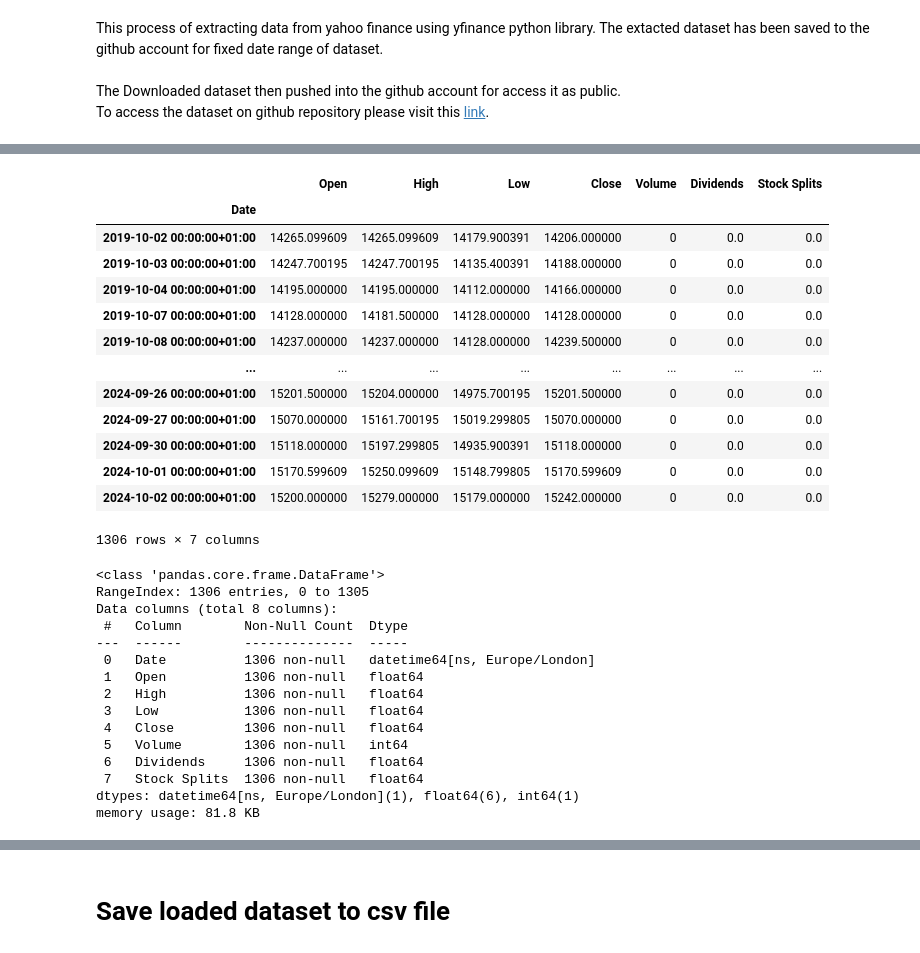
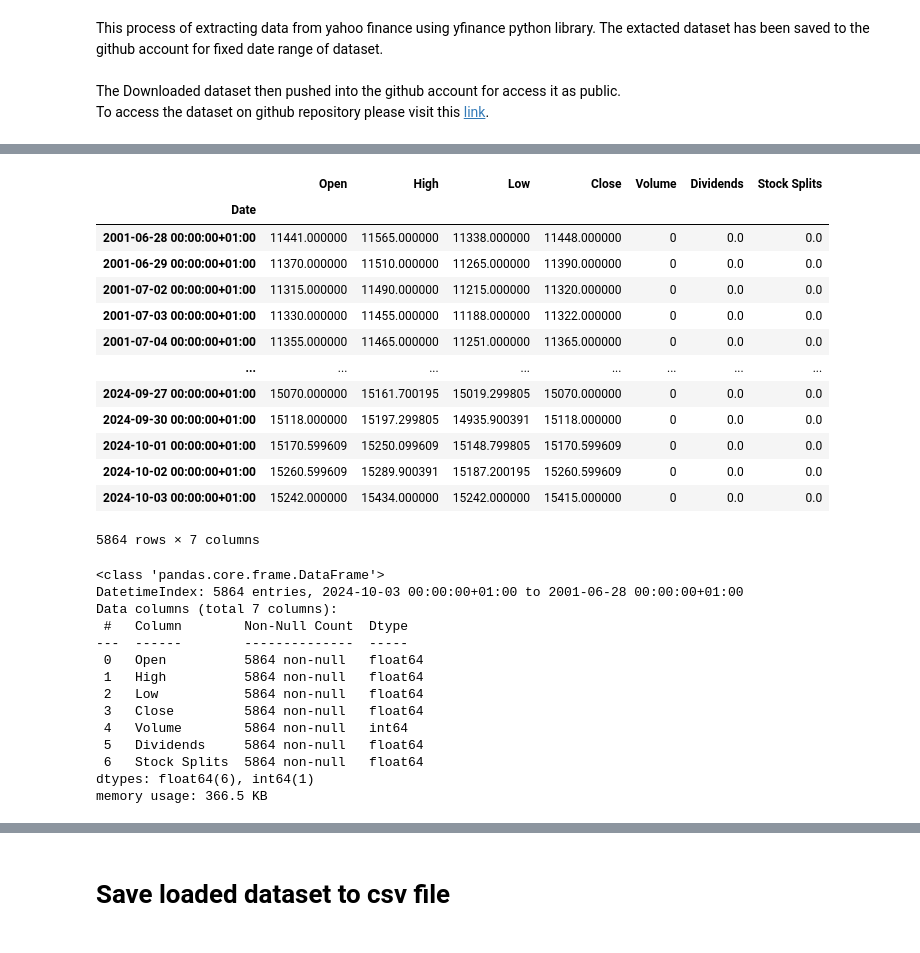
Before and after one commit to sayid-alt/usd_idr_exchange_prediction, a Jupyter notebook: development/usd_idr_prediction.ipynb, the cells around one changed output, grey strips where cells are left out. Saved outputs shown, nothing was run; the diff lists cells and outputs as text; code cells hidden in the pictures.

```diff
--- a/development/usd_idr_prediction.ipynb
+++ b/development/usd_idr_prediction.ipynb
@@ -90,38 +97,38 @@ idrx.info
  'gmtOffSetMilliseconds': 3600000,
  'trailingPegRatio': None}
 # %%
-idrx_history = idrx.history(period="5y") # period 5 years from the running code, it might changes overtime
+idrx_history = idrx.history(period="max") # period 5 years from the running code, it might changes overtime
+idrx_history.sort_values(by='Date', ascending=True, inplace=True)
 idrx_history
 # %% [output]
 |  | Open | High | Low | Close | Volume | Dividends | Stock Splits |
 | Date |  |  |  |  |  |  |  |
-| 2019-10-02 00:00:00+01:00 | 14265.099609 | 14265.099609 | 14179.900391 | 14206.000000 | 0 | 0.0 | 0.0 |
-| 2019-10-03 00:00:00+01:00 | 14247.700195 | 14247.700195 | 14135.400391 | 14188.000000 | 0 | 0.0 | 0.0 |
-| 2019-10-04 00:00:00+01:00 | 14195.000000 | 14195.000000 | 14112.000000 | 14166.000000 | 0 | 0.0 | 0.0 |
-| 2019-10-07 00:00:00+01:00 | 14128.000000 | 14181.500000 | 14128.000000 | 14128.000000 | 0 | 0.0 | 0.0 |
-| 2019-10-08 00:00:00+01:00 | 14237.000000 | 14237.000000 | 14128.000000 | 14239.500000 | 0 | 0.0 | 0.0 |
+| 2001-06-28 00:00:00+01:00 | 11441.000000 | 11565.000000 | 11338.000000 | 11448.000000 | 0 | 0.0 | 0.0 |
+| 2001-06-29 00:00:00+01:00 | 11370.000000 | 11510.000000 | 11265.000000 | 11390.000000 | 0 | 0.0 | 0.0 |
+| 2001-07-02 00:00:00+01:00 | 11315.000000 | 11490.000000 | 11215.000000 | 11320.000000 | 0 | 0.0 | 0.0 |
+| 2001-07-03 00:00:00+01:00 | 11330.000000 | 11455.000000 | 11188.000000 | 11322.000000 | 0 | 0.0 | 0.0 |
+| 2001-07-04 00:00:00+01:00 | 11355.000000 | 11465.000000 | 11251.000000 | 11365.000000 | 0 | 0.0 | 0.0 |
 | ... | ... | ... | ... | ... | ... | ... | ... |
-| 2024-09-26 00:00:00+01:00 | 15201.500000 | 15204.000000 | 14975.700195 | 15201.500000 | 0 | 0.0 | 0.0 |
 | 2024-09-27 00:00:00+01:00 | 15070.000000 | 15161.700195 | 15019.299805 | 15070.000000 | 0 | 0.0 | 0.0 |
 | 2024-09-30 00:00:00+01:00 | 15118.000000 | 15197.299805 | 14935.900391 | 15118.000000 | 0 | 0.0 | 0.0 |
 | 2024-10-01 00:00:00+01:00 | 15170.599609 | 15250.099609 | 15148.799805 | 15170.599609 | 0 | 0.0 | 0.0 |
-| 2024-10-02 00:00:00+01:00 | 15200.000000 | 15279.000000 | 15179.000000 | 15242.000000 | 0 | 0.0 | 0.0 |
+| 2024-10-02 00:00:00+01:00 | 15260.599609 | 15289.900391 | 15187.200195 | 15260.599609 | 0 | 0.0 | 0.0 |
+| 2024-10-03 00:00:00+01:00 | 15242.000000 | 15434.000000 | 15242.000000 | 15415.000000 | 0 | 0.0 | 0.0 |
-1306 rows × 7 columns
+5864 rows × 7 columns
 # %%
-idrx_history.reset_index().info()
+idrx_history.info()
 # %% [output]
 <class 'pandas.core.frame.DataFrame'>
-RangeIndex: 1306 entries, 0 to 1305
-Data columns (total 8 columns):
+DatetimeIndex: 5864 entries, 2024-10-03 00:00:00+01:00 to 2001-06-28 00:00:00+01:00
+Data columns (total 7 columns):
  #   Column        Non-Null Count  Dtype
 ---  ------        --------------  -----
- 0   Date          1306 non-null   datetime64[ns, Europe/London]
- 1   Open          1306 non-null   float64
- 2   High          1306 non-null   float64
- 3   Low           1306 non-null   float64
- 4   Close         1306 non-null   float64
- 5   Volume        1306 non-null   int64
- 6   Dividends     1306 non-null   float64
- 7   Stock Splits  1306 non-null   float64
-dtypes: datetime64[ns, Europe/London](1), float64(6), int64(1)
-memory usage: 81.8 KB
+ 0   Open          5864 non-null   float64
+ 1   High          5864 non-null   float64
+ 2   Low           5864 non-null   float64
+ 3   Close         5864 non-null   float64
+ 4   Volume        5864 non-null   int64
+ 5   Dividends     5864 non-null   float64
+ 6   Stock Splits  5864 non-null   float64
+dtypes: float64(6), int64(1)
+memory usage: 366.5 KB
```
Also changed, not shown: parts of 14 cells of this notebook.
